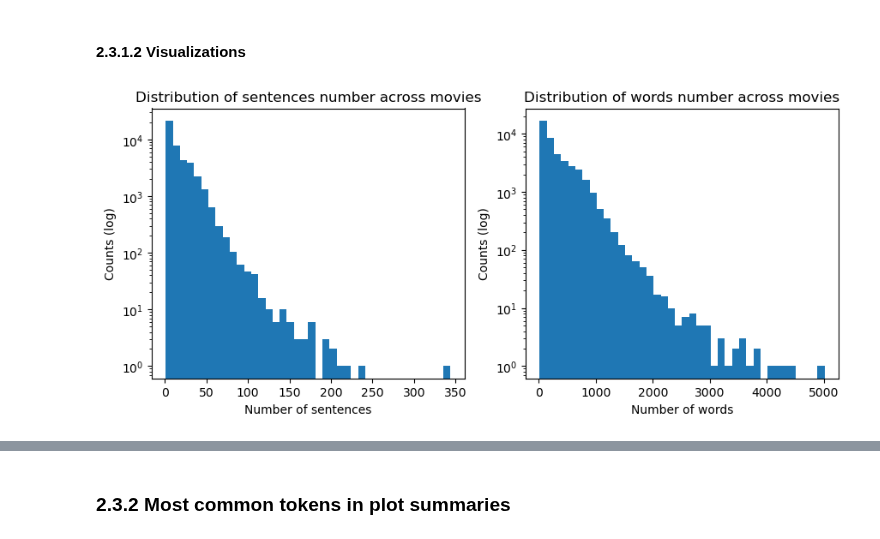
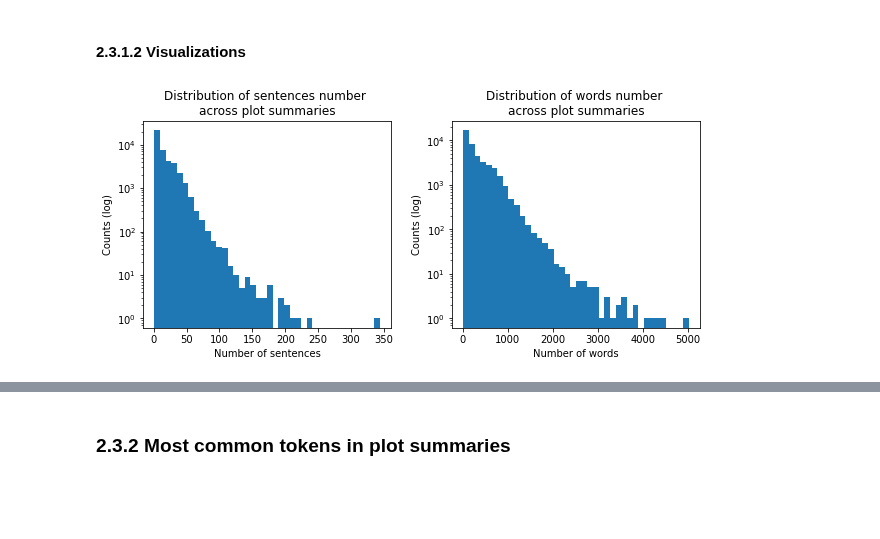
Before and after one commit to salome-baup/ada-2022-project-adaccord, a Jupyter notebook: Milestone2.ipynb, the cells around one changed output, grey strips where cells are left out. Saved outputs shown, nothing was run; the diff lists cells and outputs as text; code cells hidden in the pictures; blank space fills up the shorter version.

Commit message:
structureOK, genres plots, merged BERT

```diff
--- a/Milestone2.ipynb
+++ b/Milestone2.ipynb
@@ -647,5 +641,7 @@ plot_summaries['tokens'] = plot_summaries['tokens'].progress_apply(lambda tokens
 # %% [markdown]
 ### 2.1.7 Integration into movies dataset <a id='2.1.7'></a>
+# %%
+plot_summaries = pd.read_pickle('data/plot_summaries_aug.pkl')
 # %% [markdown]
 The preprocessed plot summaries `plot_summaries` are added to the `movies` dataset according to the Wikipedia movie ID, `WikiMovieID`.
 # %%
@@ -685,5 +676,3 @@ movies.to_pickle('data/movies_aug.pkl')
-# %%
-movies = pd.read_pickle('data/movies_aug.pkl')
 # %% [markdown]
 ## 2.2 Importing Metascore  <a id='2.2'></a>
 # %% [markdown]
@@ -822,0 +781,13 @@ plot_summaries[['plot_num_sentences','plot_num_words','plot_num_dot','plot_num_c
+# %%
+movies['plot_num_sentences'] = movies.sentences.apply( lambda x: len(x))
+movies['plot_num_words'] =  movies.Plot.apply( lambda x: len(RegexpTokenizer(r'\w+').tokenize(x)))
+movies['plot_num_dot'] = movies.words_punc.apply( lambda x: list(x).count('.'))
+movies['plot_num_coma'] = movies.words_punc.apply( lambda x: x.count(','))
+movies['plot_num_interrogation'] = movies.words_punc.apply( lambda x: x.count('?'))
+movies['plot_num_exclamation'] = movies.words_punc.apply( lambda x: x.count('!'))
+movies['plot_num_percentage'] = movies.words_punc.apply( lambda x: x.count('%'))
+movies['plot_num_semicolon'] = movies.words_punc.apply( lambda x: x.count(';'))
+movies['plot_num_colon'] = movies.words_punc.apply( lambda x: x.count(':'))
+
+movies[['plot_num_sentences','plot_num_words','plot_num_dot','plot_num_coma','plot_num_interrogation',\
+        'plot_num_exclamation','plot_num_percentage','plot_num_semicolon','plot_num_colon']].head()
@@ -838,23 +817,21 @@ plot_summaries[['plot_num_sentences','plot_num_words','plot_num_dot','plot_num_c
 # %% [markdown]
 #### 2.3.1.2 Visualizations
 # %%
-#/!!!!\working with movies_aug2 after removing rows with no plot summary
-
 fig, axs = plt.subplots(1, 2, figsize=(9,4))
 fig.tight_layout(pad=3)
 axs[0].hist(movies.plot_num_sentences,bins=40,log=True)
-axs[0].set_title('Distribution of sentences number across plot summaries')
+axs[0].set_title('Distribution of sentences number \nacross plot summaries')
 axs[0].set_xlabel('Number of sentences')
 axs[0].set_ylabel('Counts (log)')
 
 axs[1].hist(movies.plot_num_words,bins=40,log=True)
-axs[1].set_title('Distribution of words number across plot summaries')
+axs[1].set_title('Distribution of words number \nacross plot summaries')
 axs[1].set_xlabel('Number of words')
 axs[1].set_ylabel('Counts (log)')
 
 plt.show()
 # %% [output]
-[figure, old version]
+[figure, new version]
 # %%
 punctuation1 = movies[['plot_num_coma','plot_num_dot']]
 punctuation1.plot.hist(bins=40, log=True, alpha=0.5)
```
Also changed, not shown: parts of 99 cells of this notebook.
